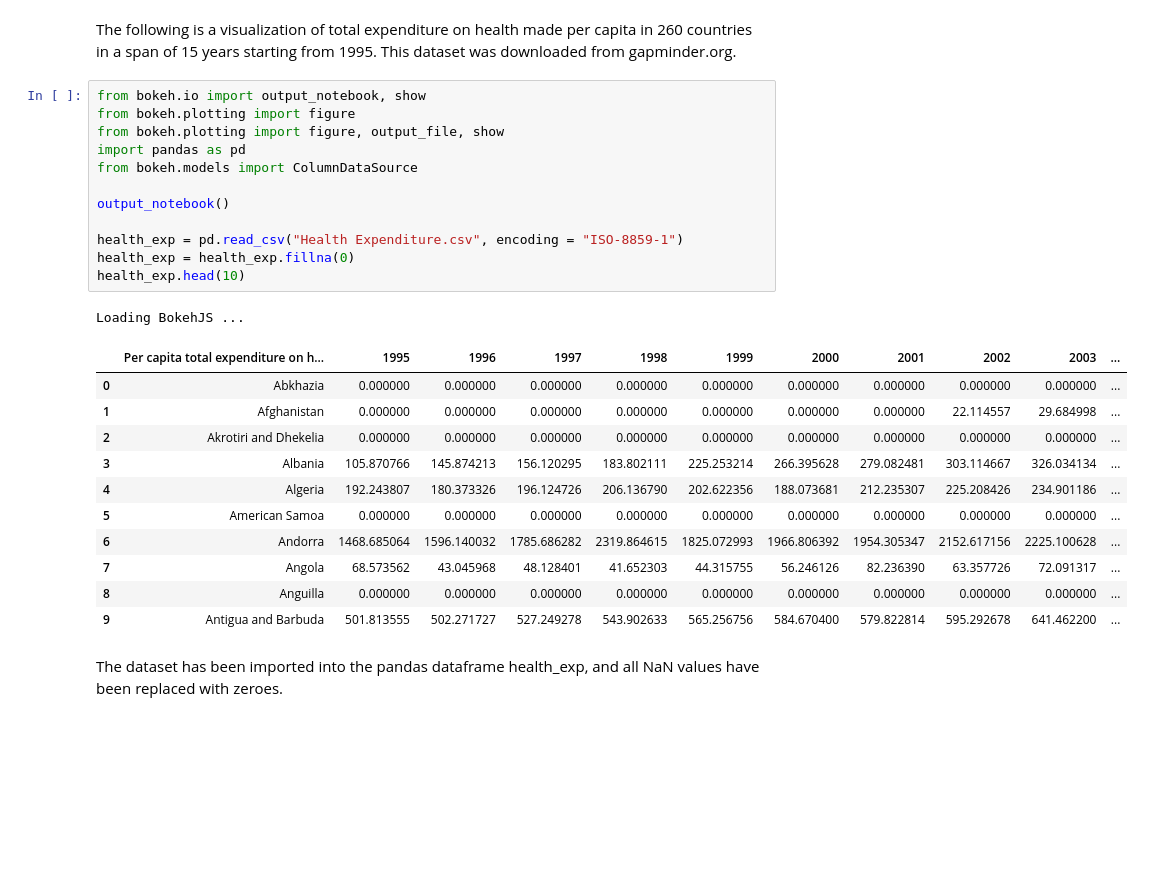
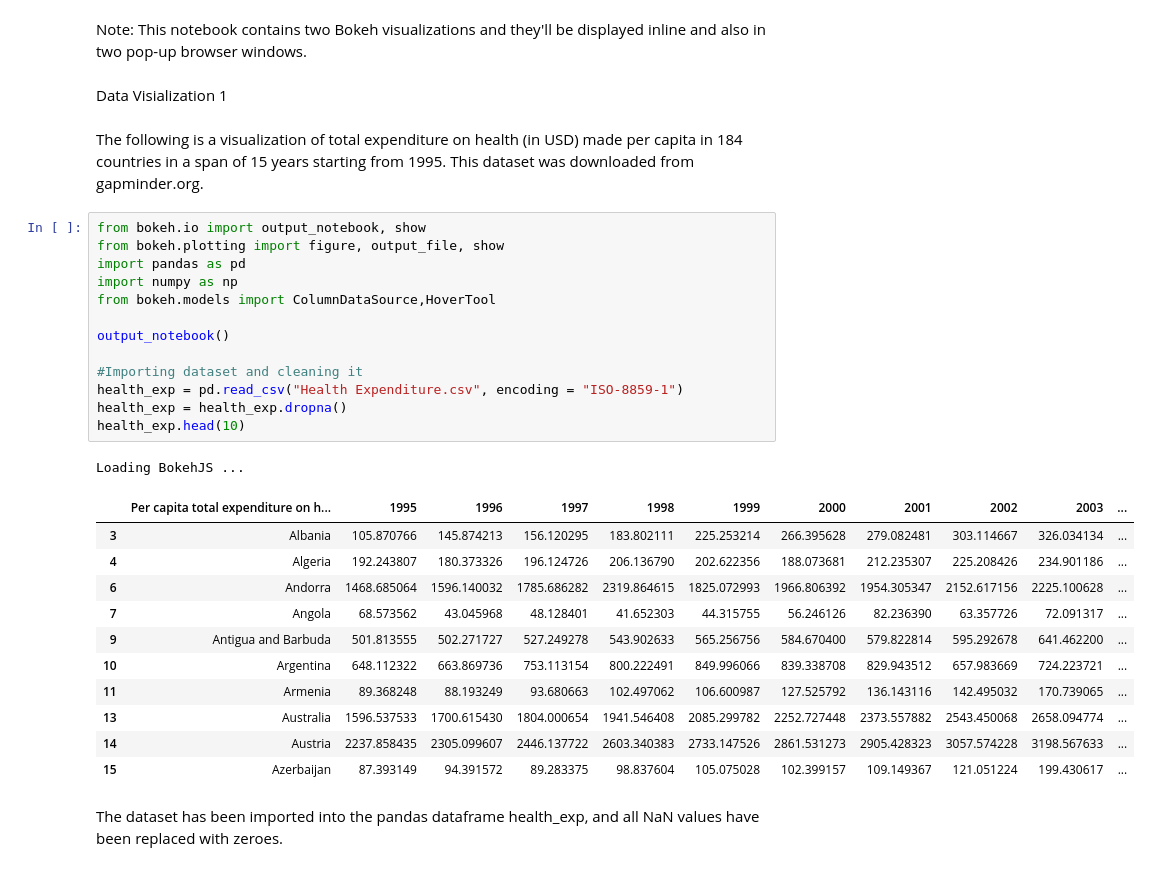
Before and after one commit to AjayShaan/690-V---Visual-Analytics, a Jupyter notebook: Homework 1/Homework 1.ipynb, the cells around one changed output. Drawn from its saved outputs; the diff is of its cells as text; blank space fills up the shorter version.

```diff
--- a/Homework 1/Homework 1.ipynb
+++ b/Homework 1/Homework 1.ipynb
@@ -1,30 +1,35 @@
+# %% [markdown]
+Note: This notebook contains two Bokeh visualizations and they'll be displayed inline and also in two pop-up browser windows.
+# %% [markdown]
+Data Visialization 1
 # %% [markdown]
-The following is a visualization of total expenditure on health made per capita in 260 countries in a span of 15 years starting from 1995. This dataset was downloaded from gapminder.org.
+The following is a visualization of total expenditure on health (in USD) made per capita in 184 countries in a span of 15 years starting from 1995. This dataset was downloaded from gapminder.org.
 # %%
 from bokeh.io import output_notebook, show
-from bokeh.plotting import figure
 from bokeh.plotting import figure, output_file, show
 import pandas as pd
-from bokeh.models import ColumnDataSource
+import numpy as np
+from bokeh.models import ColumnDataSource,HoverTool
 
 output_notebook()
 
+#Importing dataset and cleaning it
 health_exp = pd.read_csv("Health Expenditure.csv", encoding = "ISO-8859-1")
-health_exp = health_exp.fillna(0)
+health_exp = health_exp.dropna()
 health_exp.head(10)
 # %% [output]
 Loading BokehJS ...
 |  | Per capita total expenditure on h... | 1995 | 1996 | 1997 | 1998 | 1999 | 2000 | 2001 | 2002 | 2003 | ... |
-| 0 | Abkhazia | 0.000000 | 0.000000 | 0.000000 | 0.000000 | 0.000000 | 0.000000 | 0.000000 | 0.000000 | 0.000000 | ... |
-| 1 | Afghanistan | 0.000000 | 0.000000 | 0.000000 | 0.000000 | 0.000000 | 0.000000 | 0.000000 | 22.114557 | 29.684998 | ... |
-| 2 | Akrotiri and Dhekelia | 0.000000 | 0.000000 | 0.000000 | 0.000000 | 0.000000 | 0.000000 | 0.000000 | 0.000000 | 0.000000 | ... |
 | 3 | Albania | 105.870766 | 145.874213 | 156.120295 | 183.802111 | 225.253214 | 266.395628 | 279.082481 | 303.114667 | 326.034134 | ... |
 | 4 | Algeria | 192.243807 | 180.373326 | 196.124726 | 206.136790 | 202.622356 | 188.073681 | 212.235307 | 225.208426 | 234.901186 | ... |
-| 5 | American Samoa | 0.000000 | 0.000000 | 0.000000 | 0.000000 | 0.000000 | 0.000000 | 0.000000 | 0.000000 | 0.000000 | ... |
 | 6 | Andorra | 1468.685064 | 1596.140032 | 1785.686282 | 2319.864615 | 1825.072993 | 1966.806392 | 1954.305347 | 2152.617156 | 2225.100628 | ... |
 | 7 | Angola | 68.573562 | 43.045968 | 48.128401 | 41.652303 | 44.315755 | 56.246126 | 82.236390 | 63.357726 | 72.091317 | ... |
-| 8 | Anguilla | 0.000000 | 0.000000 | 0.000000 | 0.000000 | 0.000000 | 0.000000 | 0.000000 | 0.000000 | 0.000000 | ... |
 | 9 | Antigua and Barbuda | 501.813555 | 502.271727 | 527.249278 | 543.902633 | 565.256756 | 584.670400 | 579.822814 | 595.292678 | 641.462200 | ... |
+| 10 | Argentina | 648.112322 | 663.869736 | 753.113154 | 800.222491 | 849.996066 | 839.338708 | 829.943512 | 657.983669 | 724.223721 | ... |
+| 11 | Armenia | 89.368248 | 88.193249 | 93.680663 | 102.497062 | 106.600987 | 127.525792 | 136.143116 | 142.495032 | 170.739065 | ... |
+| 13 | Australia | 1596.537533 | 1700.615430 | 1804.000654 | 1941.546408 | 2085.299782 | 2252.727448 | 2373.557882 | 2543.450068 | 2658.094774 | ... |
+| 14 | Austria | 2237.858435 | 2305.099607 | 2446.137722 | 2603.340383 | 2733.147526 | 2861.531273 | 2905.428323 | 3057.574228 | 3198.567633 | ... |
+| 15 | Azerbaijan | 87.393149 | 94.391572 | 89.283375 | 98.837604 | 105.075028 | 102.399157 | 109.149367 | 121.051224 | 199.430617 | ... |
 # %% [markdown]
 The dataset has been imported into the pandas dataframe health_exp, and all NaN values have been replaced with zeroes.
 # %%
```
Also changed, not shown: parts of 14 cells of this notebook, 3 other files.
